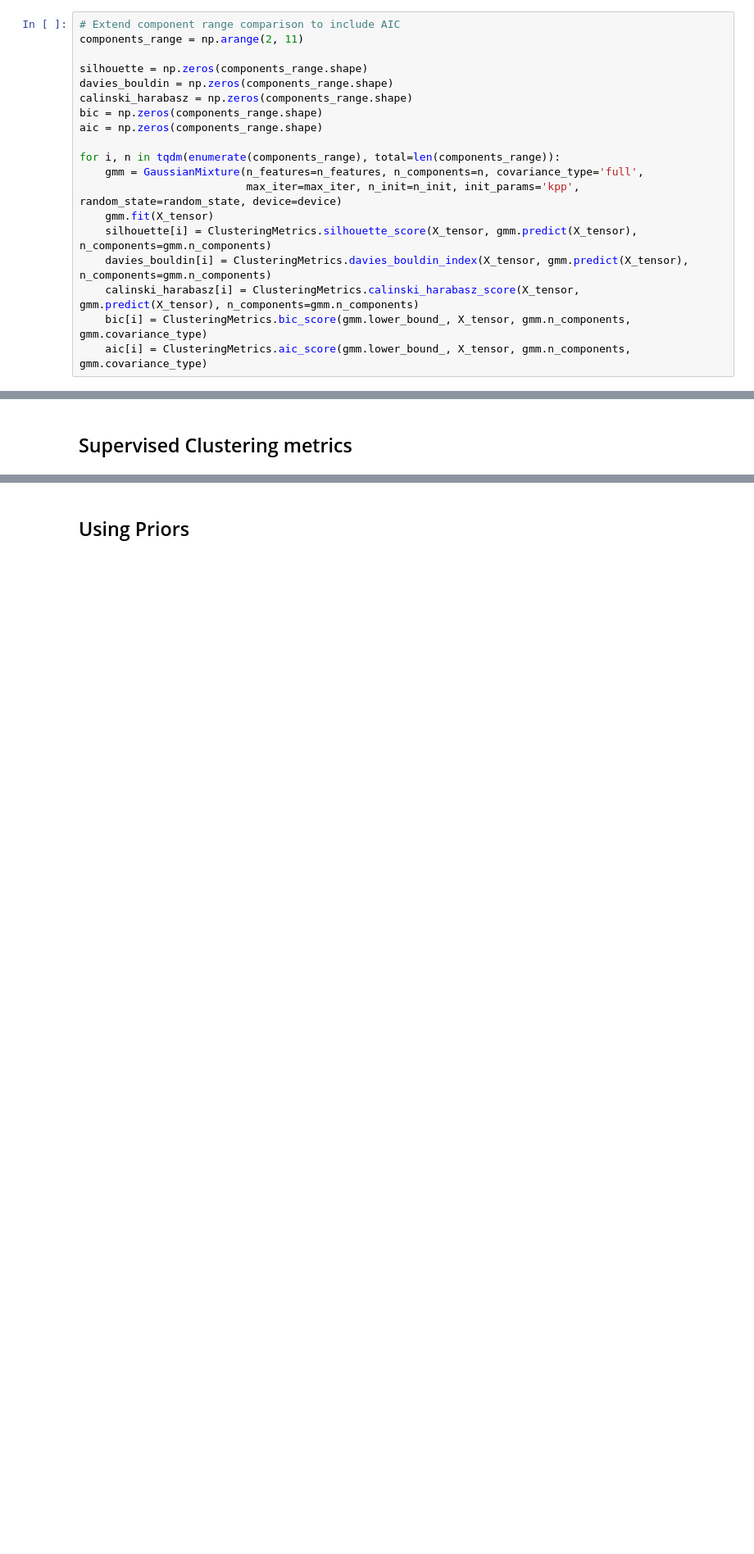
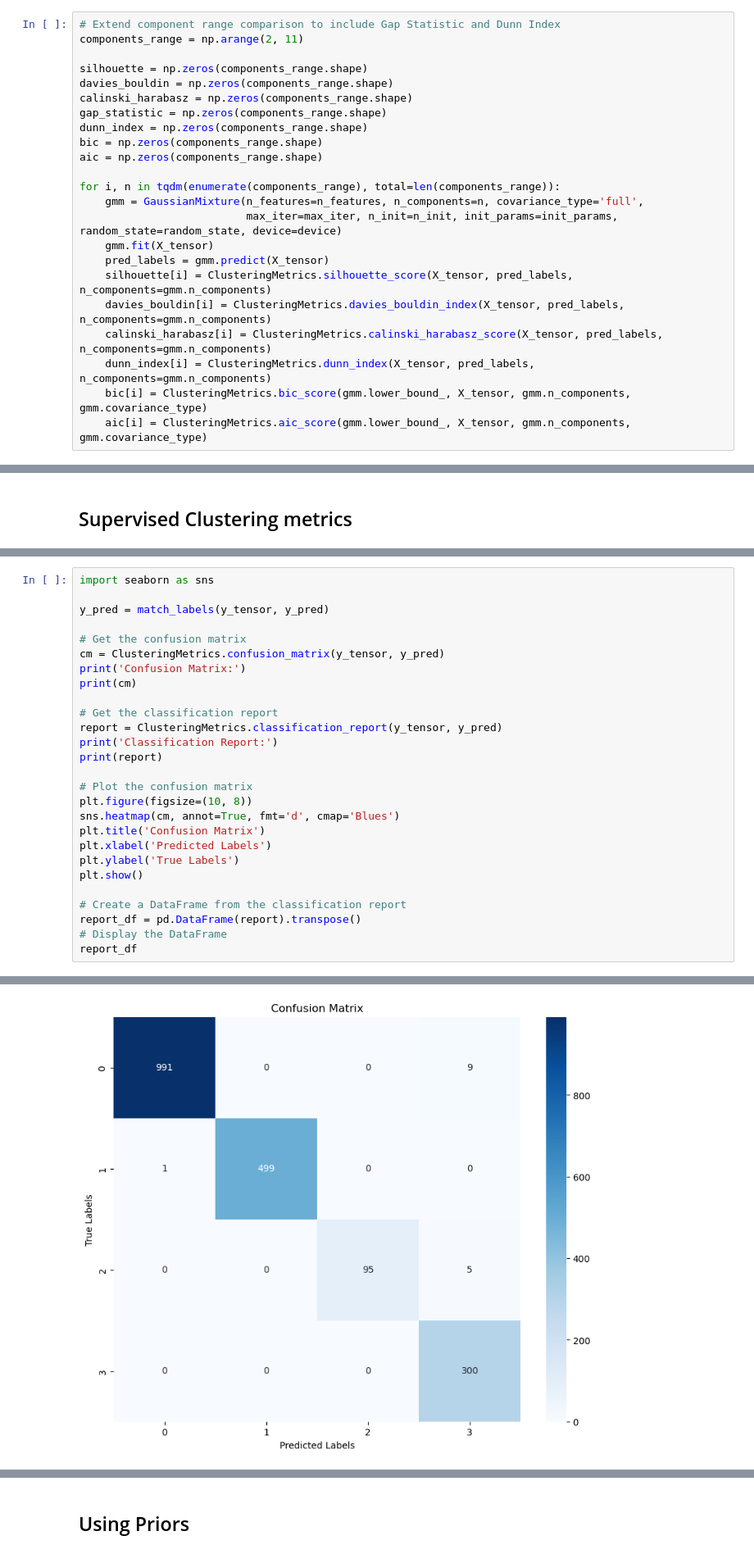
Before and after one commit to adriansousapoza/tgmm, a Jupyter notebook: gmm_tutorial.ipynb, the cells around one changed output, grey strips where cells are left out. Shown at 82% size. Drawn from its saved outputs; the diff is of its cells as text; blank space fills up the shorter version.

```diff
--- a/gmm_tutorial.ipynb
+++ b/gmm_tutorial.ipynb
@@ -181,22 +179,26 @@ plt.show()
 # %% [markdown]
 ## Unsupervised clustering metrics
 # %%
-# Extend component range comparison to include AIC
+# Extend component range comparison to include Gap Statistic and Dunn Index
 components_range = np.arange(2, 11)
 
 silhouette = np.zeros(components_range.shape)
 davies_bouldin = np.zeros(components_range.shape)
 calinski_harabasz = np.zeros(components_range.shape)
+gap_statistic = np.zeros(components_range.shape)
+dunn_index = np.zeros(components_range.shape)
 bic = np.zeros(components_range.shape)
 aic = np.zeros(components_range.shape)
 
 for i, n in tqdm(enumerate(components_range), total=len(components_range)):
     gmm = GaussianMixture(n_features=n_features, n_components=n, covariance_type='full',
-                          max_iter=max_iter, n_init=n_init, init_params='kpp', random_state=random_state, device=device)
+                          max_iter=max_iter, n_init=n_init, init_params=init_params, random_state=random_state, device=device)
     gmm.fit(X_tensor)
-    silhouette[i] = ClusteringMetrics.silhouette_score(X_tensor, gmm.predict(X_tensor), n_components=gmm.n_components)
-    davies_bouldin[i] = ClusteringMetrics.davies_bouldin_index(X_tensor, gmm.predict(X_tensor), n_components=gmm.n_components)
-    calinski_harabasz[i] = ClusteringMetrics.calinski_harabasz_score(X_tensor, gmm.predict(X_tensor), n_components=gmm.n_components)
+    pred_labels = gmm.predict(X_tensor)
+    silhouette[i] = ClusteringMetrics.silhouette_score(X_tensor, pred_labels, n_components=gmm.n_components)
+    davies_bouldin[i] = ClusteringMetrics.davies_bouldin_index(X_tensor, pred_labels, n_components=gmm.n_components)
+    calinski_harabasz[i] = ClusteringMetrics.calinski_harabasz_score(X_tensor, pred_labels, n_components=gmm.n_components)
+    dunn_index[i] = ClusteringMetrics.dunn_index(X_tensor, pred_labels, n_components=gmm.n_components)
     bic[i] = ClusteringMetrics.bic_score(gmm.lower_bound_, X_tensor, gmm.n_components, gmm.covariance_type)
     aic[i] = ClusteringMetrics.aic_score(gmm.lower_bound_, X_tensor, gmm.n_components, gmm.covariance_type)
 # %%
@@ -406,0 +517,28 @@ df
+# %%
+import seaborn as sns
+
+y_pred = match_labels(y_tensor, y_pred)
+
+# Get the confusion matrix
+cm = ClusteringMetrics.confusion_matrix(y_tensor, y_pred)
+print('Confusion Matrix:')
+print(cm)
+
+# Get the classification report
+report = ClusteringMetrics.classification_report(y_tensor, y_pred)
+print('Classification Report:')
+print(report)
+
+# Plot the confusion matrix
+plt.figure(figsize=(10, 8))
+sns.heatmap(cm, annot=True, fmt='d', cmap='Blues')
+plt.title('Confusion Matrix')
+plt.xlabel('Predicted Labels')
+plt.ylabel('True Labels')
+plt.show()
+
+# Create a DataFrame from the classification report
+report_df = pd.DataFrame(report).transpose()
+# Display the DataFrame
+report_df
+# %% [output]
@@ -406,0 +552 @@ df
+[figure, added]
```
Also changed, not shown: parts of 17 cells of this notebook, 4 other files.
